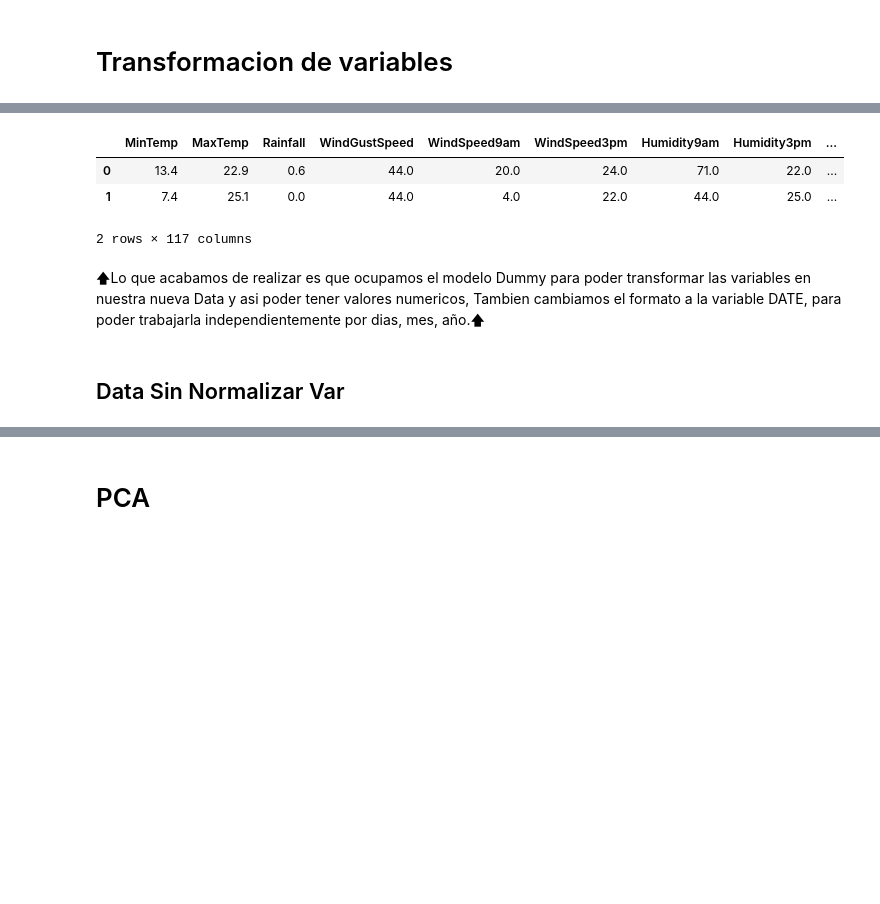
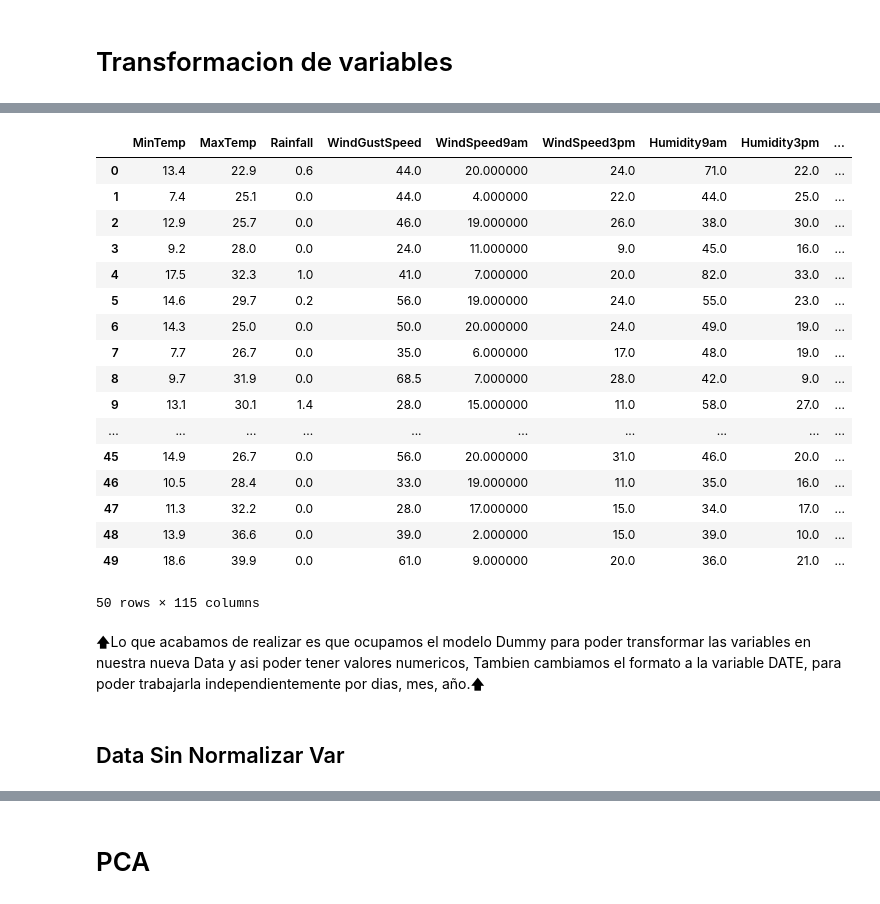
Before and after one commit to DrakiSama/Examen-Mineria-de-Datos, a Jupyter notebook: Actividad 7/EDA-EXAMEN-V9.ipynb, the cells around one changed output, grey strips where cells are left out. Drawn from its saved outputs; the diff is of its cells as text; code cells hidden in the pictures; blank space fills up the shorter version.

```diff
--- a/Actividad 7/EDA-EXAMEN-V9.ipynb
+++ b/Actividad 7/EDA-EXAMEN-V9.ipynb
@@ -436,9 +436,8 @@ plotHist()
 # Transformacion de variables
 # %%
 data_t = data[:]
-# %%
-data_t['RainTomorrow'] = data_t['RainTomorrow'].map( {'No':0, 'Yes': 1})
-data_t = data_t.dropna(subset=["RainTomorrow"])
+# %%
+data_t.drop('RISK_MM', axis=1, inplace=True)
 # %%
 data_t['Location'] = pd.Categorical(data_t['Location'])
 datasetDummies_Location = pd.get_dummies(data_t['Location'], prefix = 'Location')
@@ -453,19 +452,24 @@ data_t['WindDir3pm'] = pd.Categorical(data_t['WindDir3pm'])
 datasetDummies_WindDir3pm = pd.get_dummies(data_t['WindDir3pm'], prefix = 'WindDir3pm')
 
 data_t['RainToday'] = pd.Categorical(data_t['RainToday'])
-datasetDummies_RainToday = pd.get_dummies(data_t['RainToday'], prefix = 'RainToday')
+datasetDummies_RainToday = pd.get_dummies(data_t['RainToday'], prefix = 'RainToday', drop_first=True)
+
+data_t['RainTomorrow'] = pd.Categorical(data_t['RainTomorrow'])
+datasetDummies_RainTomorrow = pd.get_dummies(data_t['RainTomorrow'], prefix = 'RainTomorrow', drop_first=True)
 # %%
 data_t.drop("Location", axis=1, inplace=True)
 data_t.drop("WindGustDir", axis=1, inplace=True)
 data_t.drop("WindDir9am", axis=1, inplace=True)
 data_t.drop("WindDir3pm", axis=1, inplace=True)
 data_t.drop("RainToday", axis=1, inplace=True)
+data_t.drop("RainTomorrow", axis=1, inplace=True)
 
 data_t = pd.concat([data_t, datasetDummies_Location], axis=1)
 data_t = pd.concat([data_t, datasetDummies_WindGustDir], axis=1)
 data_t = pd.concat([data_t, datasetDummies_WindDir9am], axis=1)
 data_t = pd.concat([data_t, datasetDummies_WindDir3pm], axis=1)
 data_t = pd.concat([data_t, datasetDummies_RainToday], axis=1)
+data_t = pd.concat([data_t, datasetDummies_RainTomorrow], axis=1)
 # %%
 data_t['Date'] = pd.to_datetime(data_t['Date'])
 
@@ -514,14 +518,28 @@ data_t
 # %%
-data_t.head(2)
+data_t.head(50)
 # %% [output]
 |  | MinTemp | MaxTemp | Rainfall | WindGustSpeed | WindSpeed9am | WindSpeed3pm | Humidity9am | Humidity3pm | ... |
-| 0 | 13.4 | 22.9 | 0.6 | 44.0 | 20.0 | 24.0 | 71.0 | 22.0 | ... |
-| 1 | 7.4 | 25.1 | 0.0 | 44.0 | 4.0 | 22.0 | 44.0 | 25.0 | ... |
+| 0 | 13.4 | 22.9 | 0.6 | 44.0 | 20.000000 | 24.0 | 71.0 | 22.0 | ... |
+| 1 | 7.4 | 25.1 | 0.0 | 44.0 | 4.000000 | 22.0 | 44.0 | 25.0 | ... |
+| 2 | 12.9 | 25.7 | 0.0 | 46.0 | 19.000000 | 26.0 | 38.0 | 30.0 | ... |
+| 3 | 9.2 | 28.0 | 0.0 | 24.0 | 11.000000 | 9.0 | 45.0 | 16.0 | ... |
+| 4 | 17.5 | 32.3 | 1.0 | 41.0 | 7.000000 | 20.0 | 82.0 | 33.0 | ... |
+| 5 | 14.6 | 29.7 | 0.2 | 56.0 | 19.000000 | 24.0 | 55.0 | 23.0 | ... |
+| 6 | 14.3 | 25.0 | 0.0 | 50.0 | 20.000000 | 24.0 | 49.0 | 19.0 | ... |
+| 7 | 7.7 | 26.7 | 0.0 | 35.0 | 6.000000 | 17.0 | 48.0 | 19.0 | ... |
+| 8 | 9.7 | 31.9 | 0.0 | 68.5 | 7.000000 | 28.0 | 42.0 | 9.0 | ... |
+| 9 | 13.1 | 30.1 | 1.4 | 28.0 | 15.000000 | 11.0 | 58.0 | 27.0 | ... |
+| ... | ... | ... | ... | ... | ... | ... | ... | ... | ... |
+| 45 | 14.9 | 26.7 | 0.0 | 56.0 | 20.000000 | 31.0 | 46.0 | 20.0 | ... |
+| 46 | 10.5 | 28.4 | 0.0 | 33.0 | 19.000000 | 11.0 | 35.0 | 16.0 | ... |
+| 47 | 11.3 | 32.2 | 0.0 | 28.0 | 17.000000 | 15.0 | 34.0 | 17.0 | ... |
+| 48 | 13.9 | 36.6 | 0.0 | 39.0 | 2.000000 | 15.0 | 39.0 | 10.0 | ... |
+| 49 | 18.6 | 39.9 | 0.0 | 61.0 | 9.000000 | 20.0 | 36.0 | 21.0 | ... |
-2 rows × 117 columns
+50 rows × 115 columns
 # %% [markdown]
 🡅Lo que acabamos de realizar es que ocupamos el modelo Dummy para poder transformar las variables en nuestra nueva Data y asi poder tener valores numericos, Tambien cambiamos el formato a la variable DATE, para poder trabajarla independientemente por dias, mes, año.🡅
-# %% [markdown]
-## Data Sin Normalizar Var
+# %% [markdown]
+## Data Sin Normalizar Var
 # %%
 data_sin = data[:]
 # %%
```
Also changed, not shown: parts of 64 cells of this notebook, 17 other files.
